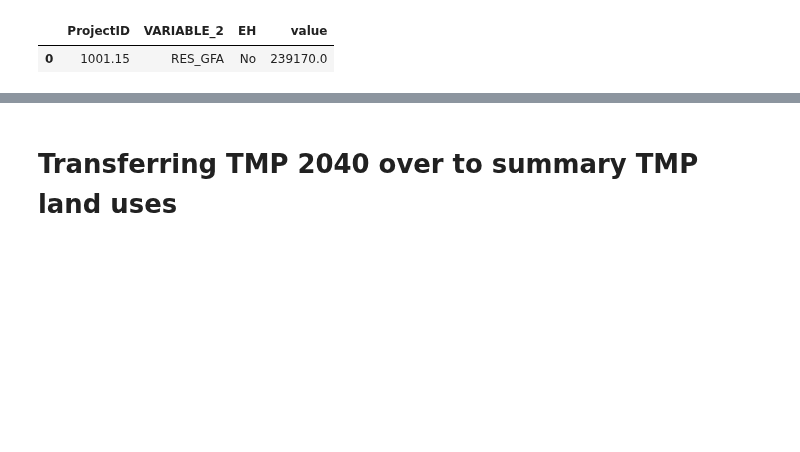
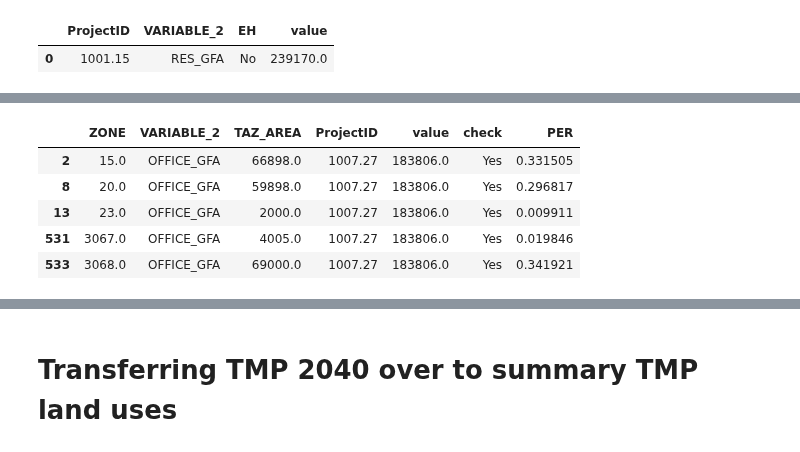
Before and after one commit to BuroHappoldLegacySoup/PlanCapitalLandModel, a Jupyter notebook: Module 1 Masterplan to TAZ Allocation.ipynb, the cells around one changed output, grey strips where cells are left out. Drawn from its saved outputs; the diff is of its cells as text; code cells hidden in the pictures; blank space fills up the shorter version.

```diff
--- a/Module 1 Masterplan to TAZ Allocation.ipynb
+++ b/Module 1 Masterplan to TAZ Allocation.ipynb
@@ -322,3 +319,12 @@ test
+# %%
+test[(test['ProjectID'] == '1007.27') & (test['VARIABLE_2'] == 'OFFICE_GFA')]
+# %% [output]
+|  | ZONE | VARIABLE_2 | TAZ_AREA | ProjectID | value | check | PER |
+| 2 | 15.0 | OFFICE_GFA | 66898.0 | 1007.27 | 183806.0 | Yes | 0.331505 |
+| 8 | 20.0 | OFFICE_GFA | 59898.0 | 1007.27 | 183806.0 | Yes | 0.296817 |
+| 13 | 23.0 | OFFICE_GFA | 2000.0 | 1007.27 | 183806.0 | Yes | 0.009911 |
+| 531 | 3067.0 | OFFICE_GFA | 4005.0 | 1007.27 | 183806.0 | Yes | 0.019846 |
+| 533 | 3068.0 | OFFICE_GFA | 69000.0 | 1007.27 | 183806.0 | Yes | 0.341921 |
 # %%
 # Setting gfa per labourer bed density
 
```
Also changed, not shown: parts of 11 cells of this notebook.
